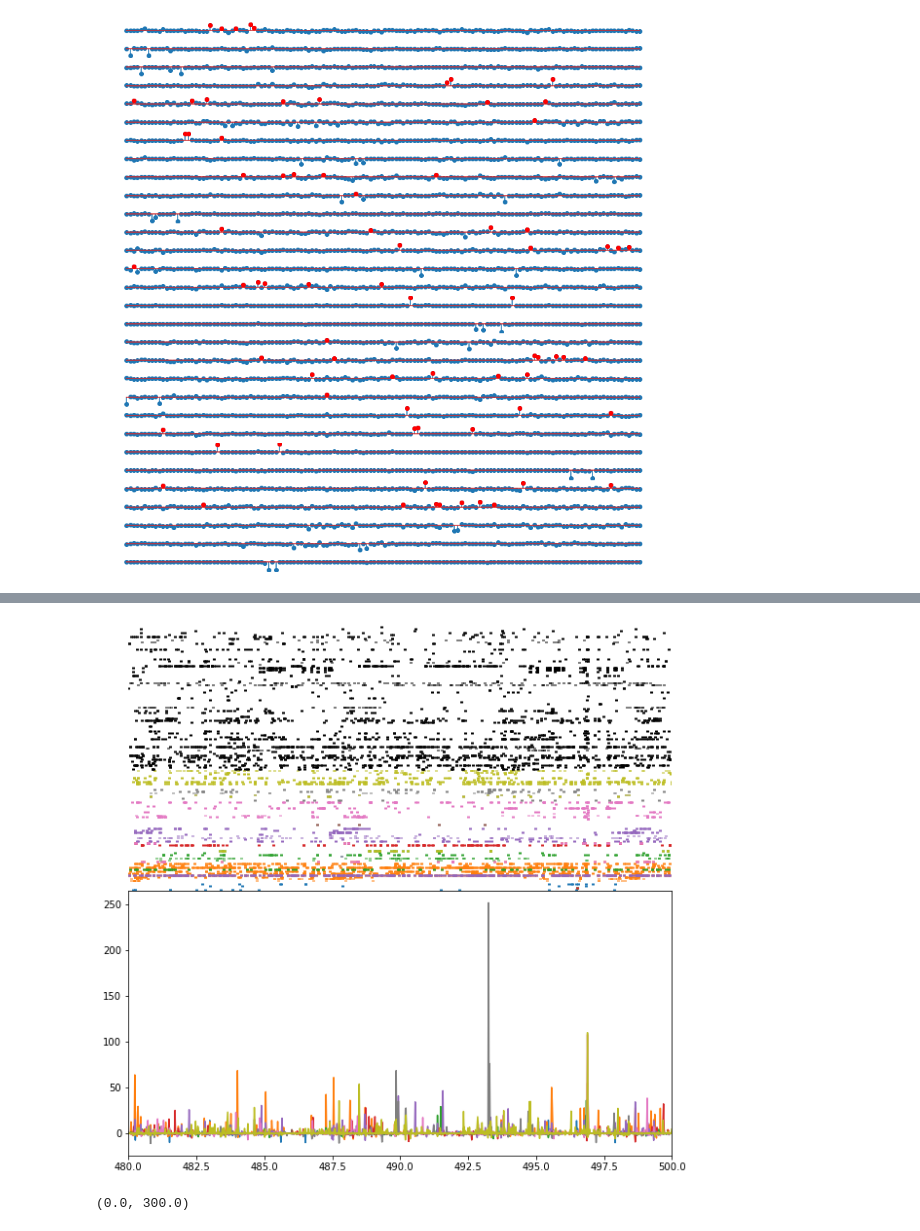
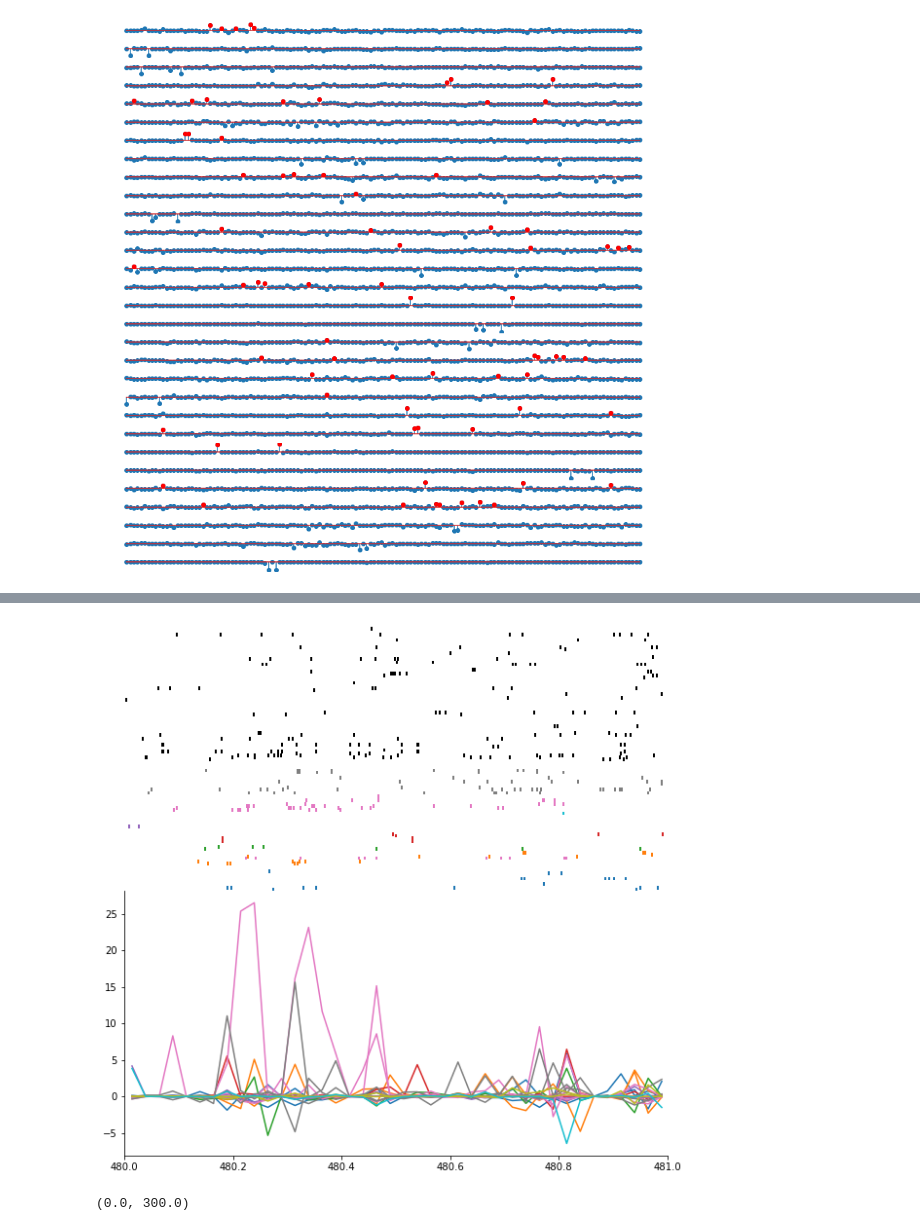
Before and after one commit to ryanharvey1/cell_assembly_replay, a Jupyter notebook: notebooks/cell_assembly.ipynb, the cells around one changed output, grey strips where cells are left out. Cells and saved outputs as stored; diff of their text form; code cells hidden in the pictures.

```diff
--- a/notebooks/cell_assembly.ipynb
+++ b/notebooks/cell_assembly.ipynb
@@ -35,6 +31,5 @@ data_path = 'F:/Projects/PAE_PlaceCell/ProcessedData/'
 spike_path = 'F:/Projects/PAE_PlaceCell/analysis/spikes/'
 # data frame contain info for each unit
 df_cell_class = pd.read_csv('F:/Projects/PAE_PlaceCell/analysis/cell_recruitment/processed/pyr_int_df.csv')
-
-
-# session = 'LEM3124_S20190302163218'
+# data frame contain info for each ripple
+swr_df = pd.read_csv('F:/Projects/PAE_PlaceCell/analysis/swr_data/post_processed/swr_df.csv')
@@ -102,0 +38,2 @@ else:
+# %%
+assembly_run.assembly_run(spike_path,save_path,swr_df)
@@ -160,55 +150,63 @@ assembly_act
 # %%
 import matplotlib
 
-def plot_assembl_strength(binned_st,st,patterns,assembly_act,interval,show_not_in_assmbl=True):
+def plot_assembl_strength(binned_st,st,patterns,assembly_act,interval,axs,show_not_in_assmbl=True):
 
-    fig, axs = plt.subplots(2,1, figsize=(10, 10), edgecolor='k')
-    fig.subplots_adjust(hspace = 0.00, wspace=0)
-    axs = axs.ravel()
 
     cmap = matplotlib.cm.get_cmap('tab10',patterns.shape[0])
 
     interval = nel.EpochArray(interval)
     st = st[interval]
-    st.get_event_firing_order()
 
     assembly_act = assembly_act[interval]
     binned_st = binned_st[interval]
 
     assmbl_unit_id = []
     assmbl_unit_id_store = []
     for i,assmbl in enumerate(patterns):
         thres = np.mean(assmbl) + np.std(assmbl)*2
         assmbl_unit_id = np.where(assmbl > thres)
         assmbl_unit_id_store.append(assmbl_unit_id[0])
 
         if assmbl_unit_id[0].size > 0:
-            npl.rasterplot(st[:,assmbl_unit_id[0]+1], lw=3,color=cmap(i), ax=axs[0], vertstack=True)
+            npl.rasterplot(st[:,assmbl_unit_id[0]+1], lw=2, lh=2, color=cmap(i), ax=axs[0], vertstack=True)
 
             axs[1].plot(binned_st.bin_centers,assembly_act.data[i,:], color=cmap(i))
 
     # plot units not an assmbl
-    assmbl_unit_id_store_ = list(itertools.chain(*assmbl_unit_id_store))
-    not_in_assmbl = np.where([val not in assmbl_unit_id_store_ for val in np.arange(st.n_units)])
-    npl.rasterplot(st[:,not_in_assmbl[0]+1], lw=3,color='k', ax=axs[0], vertstack=True)
+    if show_not_in_assmbl:
+        assmbl_unit_id_store_ = list(itertools.chain(*assmbl_unit_id_store))
+        not_in_assmbl = np.where([val not in assmbl_unit_id_store_ for val in np.arange(st.n_units)])
+        npl.rasterplot(st[:,not_in_assmbl[0]+1], lw=2, lh=2, color='k', ax=axs[0], vertstack=True)
 
     axs[0].set_xlim(interval.data[0][0],interval.data[0][1])
     axs[1].set_xlim(interval.data[0][0],interval.data[0][1])
 
+#     axs[0].autoscale(enable=True, axis='both', tight=True)
+#     axs[1].autoscale(enable=True, axis='both', tight=True)
+
     axs[0].axis('off')
 
-plot_assembl_strength(binned_st,st,patterns,assembly_act,[480,500])
+    axs[1].spines["right"].set_visible(False)
+    axs[1].spines["top"].set_visible(False)
+
+
+
+fig, axs = plt.subplots(2,1, figsize=(10, 10), edgecolor='k')
+fig.subplots_adjust(hspace = 0.00, wspace=0)
+axs = axs.ravel()
+plot_assembl_strength(binned_st,st,patterns,assembly_act,[480,481],axs)
 
     # axs[0].set_xlim(*session_bounds.time)
     # axs[1].set_xlim(*session_bounds.time)
 
 
 #     axs[0].set_xlim(757,758.5)
 #     axs[1].set_xlim(757,758.5)
 
 #     axs[1].set_ylim(-4,100)
 # %% [output]
-[figure, old version]
+[figure, new version]
 # %%
 plt.figure(figsize=(10,5))
 cmap = matplotlib.cm.get_cmap('tab10',assembly_act.n_signals)
```
Also changed, not shown: parts of 24 cells of this notebook, 1 other file.
